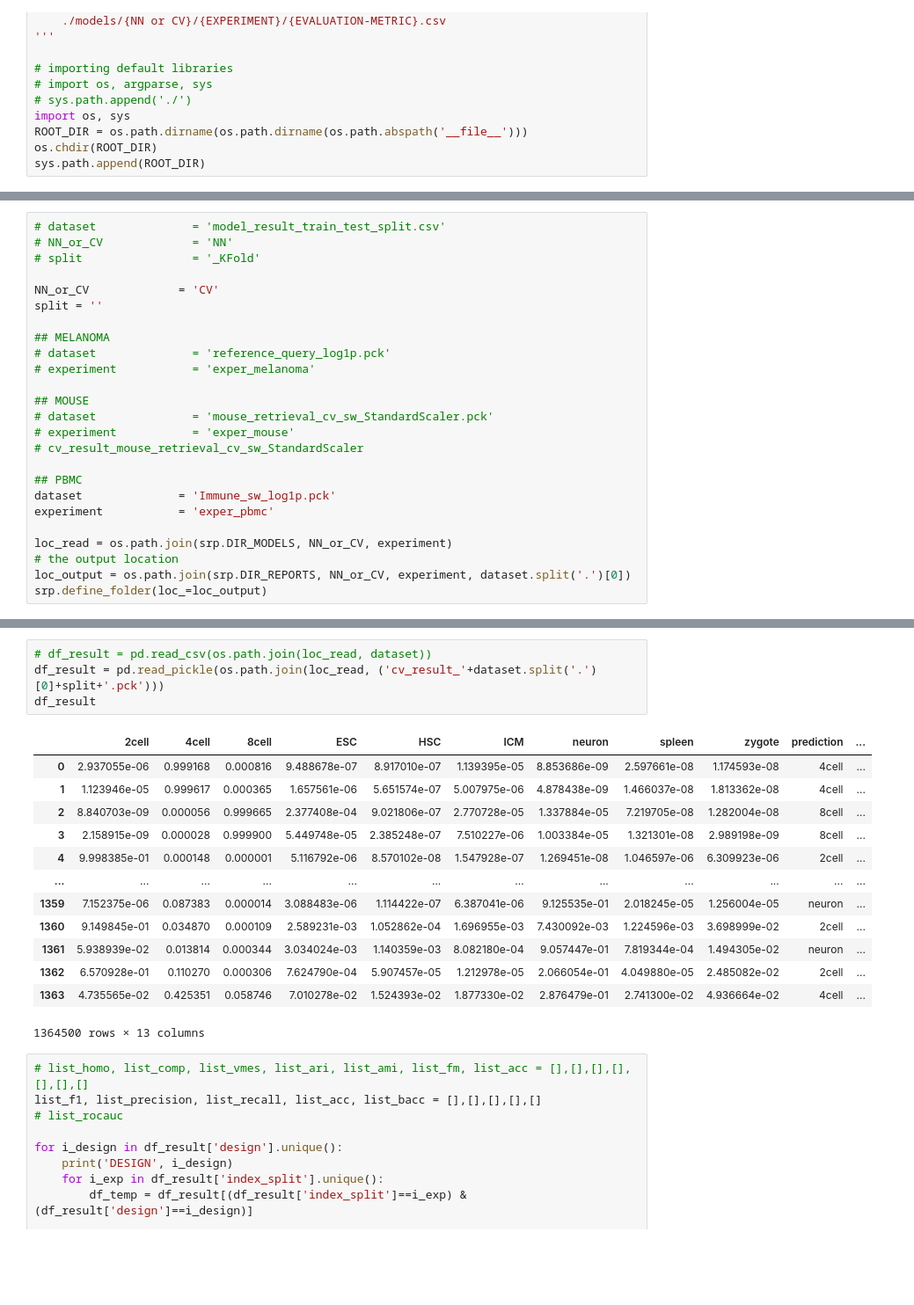
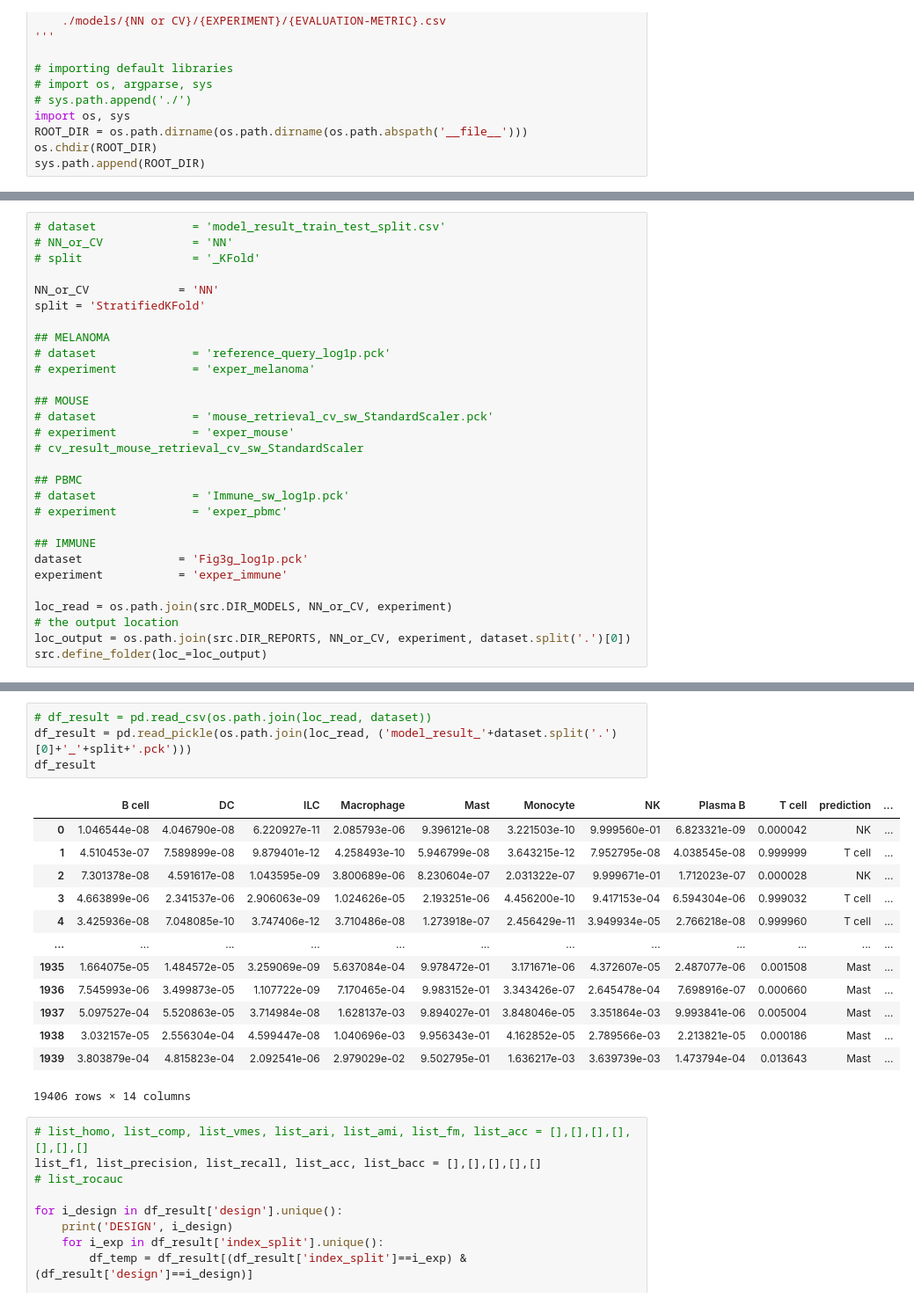
Before and after one commit to pelingundogdu/signalization_prior_knowledge_based_nn, a Jupyter notebook: notebooks/6.0-pg-evaluate-model.ipynb, the cells around one changed output, grey strips where cells are left out. Shown at 88% size. Cells and saved outputs as stored; diff of their text form; blank space fills up the shorter version.

```diff
--- a/notebooks/6.0-pg-evaluate-model.ipynb
+++ b/notebooks/6.0-pg-evaluate-model.ipynb
@@ -62,8 +60,8 @@ scripts/settings.py - PATHS IMPORTED!!!
 # NN_or_CV             = 'NN'
 # split                = '_KFold'
 
-NN_or_CV             = 'CV'
-split = ''
+NN_or_CV             = 'NN'
+split = 'StratifiedKFold'
 
 ## MELANOMA
 # dataset              = 'reference_query_log1p.pck'
@@ -75,11 +73,15 @@ split = ''
 # cv_result_mouse_retrieval_cv_sw_StandardScaler
 
 ## PBMC
-dataset              = 'Immune_sw_log1p.pck'
-experiment           = 'exper_pbmc'
+# dataset              = 'Immune_sw_log1p.pck'
+# experiment           = 'exper_pbmc'
 
-loc_read = os.path.join(srp.DIR_MODELS, NN_or_CV, experiment)
+## IMMUNE
+dataset              = 'Fig3g_log1p.pck'
+experiment           = 'exper_immune'
+
+loc_read = os.path.join(src.DIR_MODELS, NN_or_CV, experiment)
 # the output location
-loc_output = os.path.join(srp.DIR_REPORTS, NN_or_CV, experiment, dataset.split('.')[0])
-srp.define_folder(loc_=loc_output)
+loc_output = os.path.join(src.DIR_REPORTS, NN_or_CV, experiment, dataset.split('.')[0])
+src.define_folder(loc_=loc_output)
 # %% [output]
@@ -103,21 +104,21 @@ pd.read_pickle('./data/processed/exper_pbmc/Immune_sw_log1p.pck')
 # %%
 # df_result = pd.read_csv(os.path.join(loc_read, dataset))
-df_result = pd.read_pickle(os.path.join(loc_read, ('cv_result_'+dataset.split('.')[0]+split+'.pck')))
+df_result = pd.read_pickle(os.path.join(loc_read, ('model_result_'+dataset.split('.')[0]+'_'+split+'.pck')))
 df_result
 # %% [output]
-|  | 2cell | 4cell | 8cell | ESC | HSC | ICM | neuron | spleen | zygote | prediction | ... |
-| 0 | 2.937055e-06 | 0.999168 | 0.000816 | 9.488678e-07 | 8.917010e-07 | 1.139395e-05 | 8.853686e-09 | 2.597661e-08 | 1.174593e-08 | 4cell | ... |
-| 1 | 1.123946e-05 | 0.999617 | 0.000365 | 1.657561e-06 | 5.651574e-07 | 5.007975e-06 | 4.878438e-09 | 1.466037e-08 | 1.813362e-08 | 4cell | ... |
-| 2 | 8.840703e-09 | 0.000056 | 0.999665 | 2.377408e-04 | 9.021806e-07 | 2.770728e-05 | 1.337884e-05 | 7.219705e-08 | 1.282004e-08 | 8cell | ... |
-| 3 | 2.158915e-09 | 0.000028 | 0.999900 | 5.449748e-05 | 2.385248e-07 | 7.510227e-06 | 1.003384e-05 | 1.321301e-08 | 2.989198e-09 | 8cell | ... |
-| 4 | 9.998385e-01 | 0.000148 | 0.000001 | 5.116792e-06 | 8.570102e-08 | 1.547928e-07 | 1.269451e-08 | 1.046597e-06 | 6.309923e-06 | 2cell | ... |
+|  | B cell | DC | ILC | Macrophage | Mast | Monocyte | NK | Plasma B | T cell | prediction | ... |
+| 0 | 1.046544e-08 | 4.046790e-08 | 6.220927e-11 | 2.085793e-06 | 9.396121e-08 | 3.221503e-10 | 9.999560e-01 | 6.823321e-09 | 0.000042 | NK | ... |
+| 1 | 4.510453e-07 | 7.589899e-08 | 9.879401e-12 | 4.258493e-10 | 5.946799e-08 | 3.643215e-12 | 7.952795e-08 | 4.038545e-08 | 0.999999 | T cell | ... |
+| 2 | 7.301378e-08 | 4.591617e-08 | 1.043595e-09 | 3.800689e-06 | 8.230604e-07 | 2.031322e-07 | 9.999671e-01 | 1.712023e-07 | 0.000028 | NK | ... |
+| 3 | 4.663899e-06 | 2.341537e-06 | 2.906063e-09 | 1.024626e-05 | 2.193251e-06 | 4.456200e-10 | 9.417153e-04 | 6.594304e-06 | 0.999032 | T cell | ... |
+| 4 | 3.425936e-08 | 7.048085e-10 | 3.747406e-12 | 3.710486e-08 | 1.273918e-07 | 2.456429e-11 | 3.949934e-05 | 2.766218e-08 | 0.999960 | T cell | ... |
 | ... | ... | ... | ... | ... | ... | ... | ... | ... | ... | ... | ... |
-| 1359 | 7.152375e-06 | 0.087383 | 0.000014 | 3.088483e-06 | 1.114422e-07 | 6.387041e-06 | 9.125535e-01 | 2.018245e-05 | 1.256004e-05 | neuron | ... |
-| 1360 | 9.149845e-01 | 0.034870 | 0.000109 | 2.589231e-03 | 1.052862e-04 | 1.696955e-03 | 7.430092e-03 | 1.224596e-03 | 3.698999e-02 | 2cell | ... |
-| 1361 | 5.938939e-02 | 0.013814 | 0.000344 | 3.034024e-03 | 1.140359e-03 | 8.082180e-04 | 9.057447e-01 | 7.819344e-04 | 1.494305e-02 | neuron | ... |
-| 1362 | 6.570928e-01 | 0.110270 | 0.000306 | 7.624790e-04 | 5.907457e-05 | 1.212978e-05 | 2.066054e-01 | 4.049880e-05 | 2.485082e-02 | 2cell | ... |
-| 1363 | 4.735565e-02 | 0.425351 | 0.058746 | 7.010278e-02 | 1.524393e-02 | 1.877330e-02 | 2.876479e-01 | 2.741300e-02 | 4.936664e-02 | 4cell | ... |
+| 1935 | 1.664075e-05 | 1.484572e-05 | 3.259069e-09 | 5.637084e-04 | 9.978472e-01 | 3.171671e-06 | 4.372607e-05 | 2.487077e-06 | 0.001508 | Mast | ... |
+| 1936 | 7.545993e-06 | 3.499873e-05 | 1.107722e-09 | 7.170465e-04 | 9.983152e-01 | 3.343426e-07 | 2.645478e-04 | 7.698916e-07 | 0.000660 | Mast | ... |
+| 1937 | 5.097527e-04 | 5.520863e-05 | 3.714984e-08 | 1.628137e-03 | 9.894027e-01 | 3.848046e-05 | 3.351864e-03 | 9.993841e-06 | 0.005004 | Mast | ... |
+| 1938 | 3.032157e-05 | 2.556304e-04 | 4.599447e-08 | 1.040696e-03 | 9.956343e-01 | 4.162852e-05 | 2.789566e-03 | 2.213821e-05 | 0.000186 | Mast | ... |
+| 1939 | 3.803879e-04 | 4.815823e-04 | 2.092541e-06 | 2.979029e-02 | 9.502795e-01 | 1.636217e-03 | 3.639739e-03 | 1.473794e-04 | 0.013643 | Mast | ... |
-1364500 rows × 13 columns
+19406 rows × 14 columns
 # %%
 # list_homo, list_comp, list_vmes, list_ari, list_ami, list_fm, list_acc = [],[],[],[],[],[],[]
 list_f1, list_precision, list_recall, list_acc, list_bacc = [],[],[],[],[]
```
Also changed, not shown: parts of 9 cells of this notebook, 1 other file.
